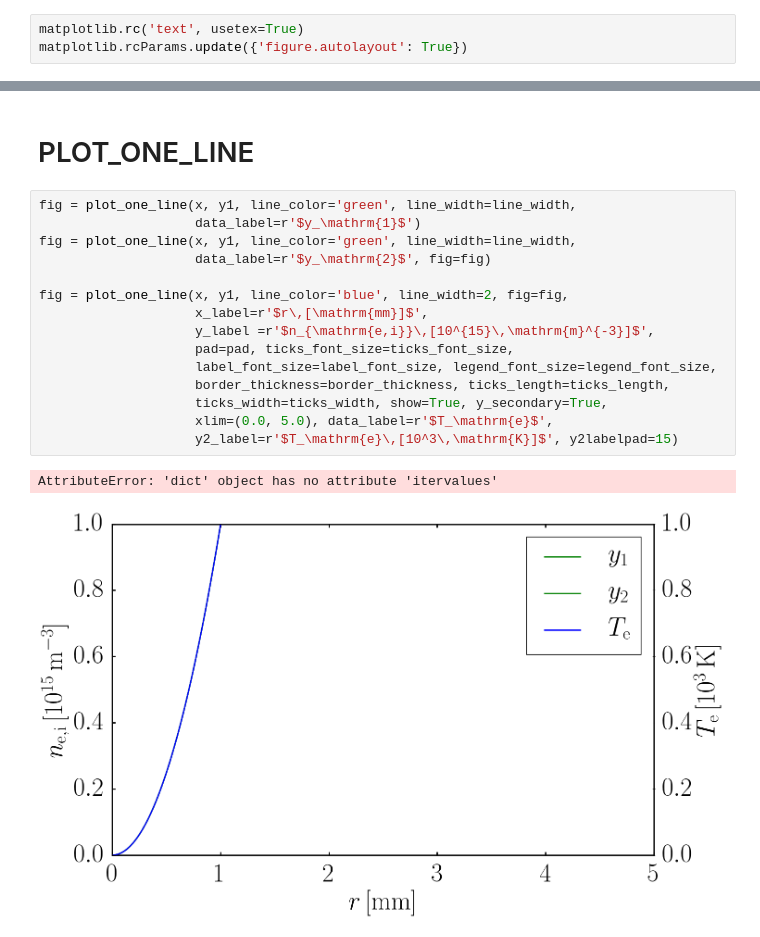
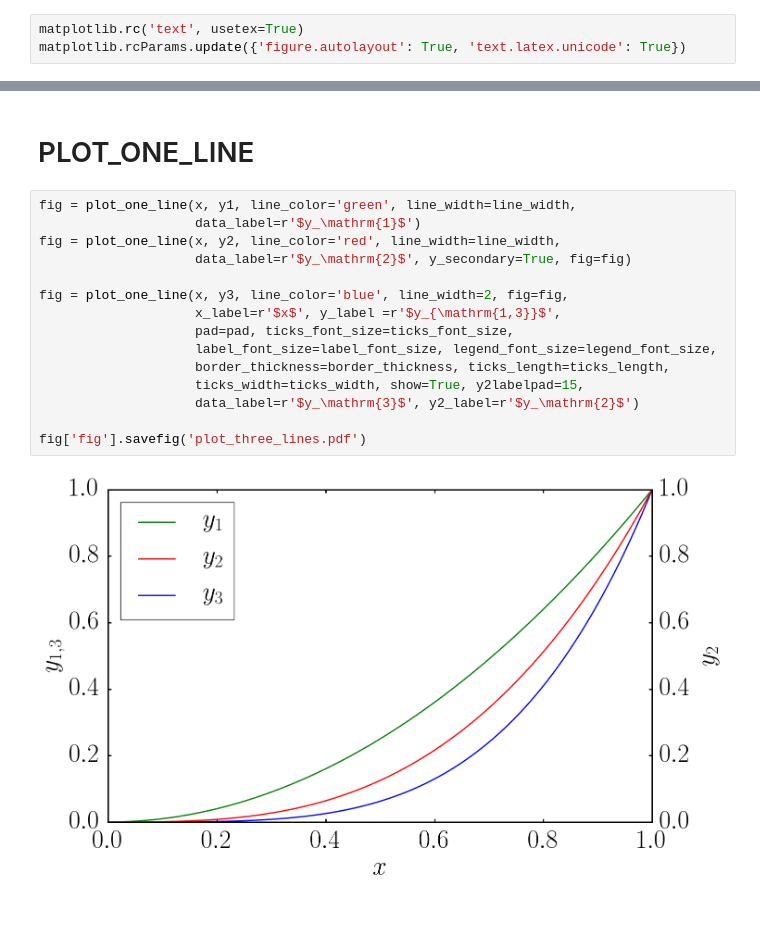
Before and after one commit to ziky5/probe-plotting2, a Jupyter notebook: tutorial.ipynb, the cells around one changed output, grey strips where cells are left out. Drawn from its saved outputs; the diff is of its cells as text.

```diff
--- a/tutorial.ipynb
+++ b/tutorial.ipynb
@@ -6,7 +6,7 @@ from probe_plotting2 import plot_one_line, plot_one_scatter
 import matplotlib
 # %%
 matplotlib.rc('text', usetex=True)
-matplotlib.rcParams.update({'figure.autolayout': True})
+matplotlib.rcParams.update({'figure.autolayout': True, 'text.latex.unicode': True})
 # %%
 %matplotlib inline
 # %% [markdown]
@@ -32,18 +33,17 @@ y3 = x**4
 # %%
 fig = plot_one_line(x, y1, line_color='green', line_width=line_width,
                     data_label=r'$y_\mathrm{1}$')
-fig = plot_one_line(x, y1, line_color='green', line_width=line_width,
-                    data_label=r'$y_\mathrm{2}$', fig=fig)
+fig = plot_one_line(x, y2, line_color='red', line_width=line_width,
+                    data_label=r'$y_\mathrm{2}$', y_secondary=True, fig=fig)
 
-fig = plot_one_line(x, y1, line_color='blue', line_width=2, fig=fig,
-                    x_label=r'$r\,[\mathrm{mm}]$',
-                    y_label =r'$n_{\mathrm{e,i}}\,[10^{15}\,\mathrm{m}^{-3}]$',
+fig = plot_one_line(x, y3, line_color='blue', line_width=2, fig=fig,
+                    x_label=r'$x$', y_label =r'$y_{\mathrm{1,3}}$',
                     pad=pad, ticks_font_size=ticks_font_size,
                     label_font_size=label_font_size, legend_font_size=legend_font_size,
                     border_thickness=border_thickness, ticks_length=ticks_length,
-                    ticks_width=ticks_width, show=True, y_secondary=True,
-                    xlim=(0.0, 5.0), data_label=r'$T_\mathrm{e}$',
-                    y2_label=r'$T_\mathrm{e}\,[10^3\,\mathrm{K}]$', y2labelpad=15)
+                    ticks_width=ticks_width, show=True, y2labelpad=15,
+                    data_label=r'$y_\mathrm{3}$', y2_label=r'$y_\mathrm{2}$')
+
+fig['fig'].savefig('plot_three_lines.pdf')
 # %% [output]
-AttributeError: 'dict' object has no attribute 'itervalues'
-[figure, old version]
+[figure, new version]
```
Also changed, not shown: parts of 4 cells of this notebook.
